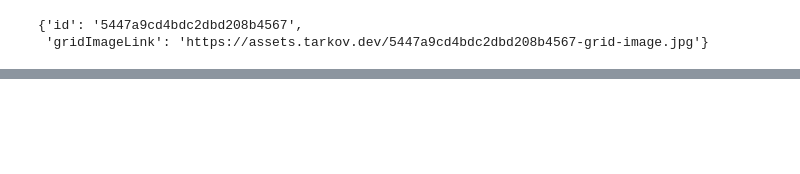
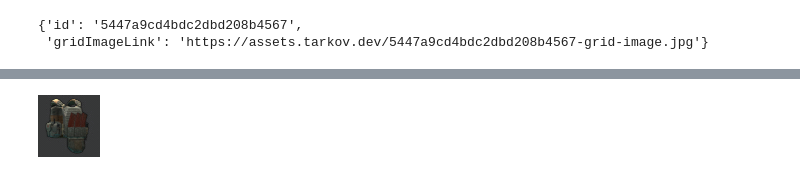
Before and after one commit to mi000hi/tarkovRat, a Jupyter notebook: iconToFeatures.ipynb, the cells around one changed output, grey strips where cells are left out. Cells and saved outputs as stored; diff of their text form; code cells hidden in the pictures; blank space fills up the shorter version.

```diff
--- a/iconToFeatures.ipynb
+++ b/iconToFeatures.ipynb
@@ -80,0 +215,4 @@ for icon in icons:
+# %%
+Image.fromarray(icons[2527])
+# %% [output]
+[figure, added]
```
Also changed, not shown: parts of 19 cells of this notebook, 8 other files.
